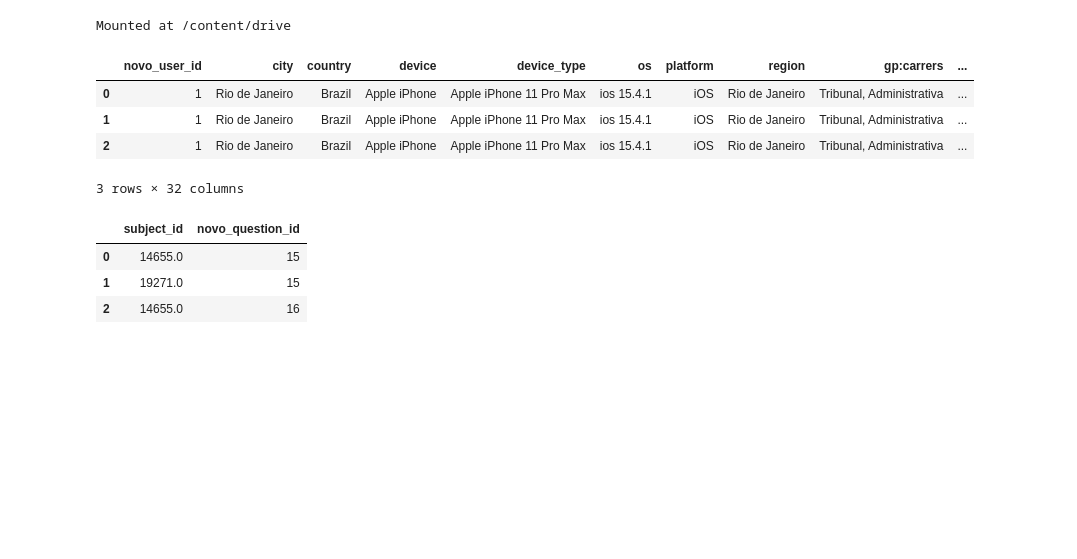
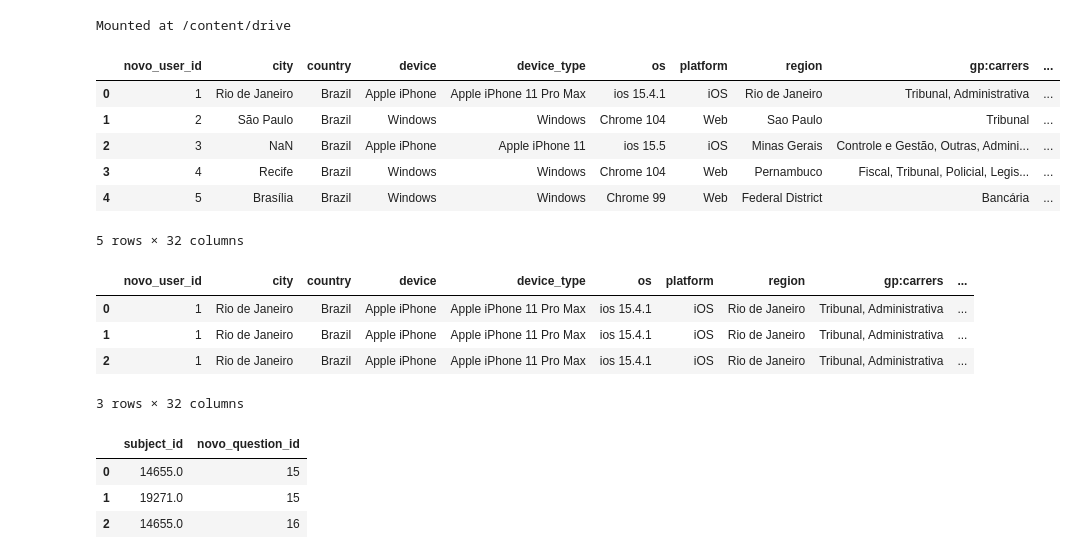
Before and after one commit to rafaelpds/Projetos_Data_Science, a Jupyter notebook: QConcurso/challenge_qconcurso.ipynb, the cells around one changed output. Saved outputs shown, nothing was run; the diff lists cells and outputs as text; code cells hidden in the pictures; blank space fills up the shorter version.

```diff
--- a/QConcurso/challenge_qconcurso.ipynb
+++ b/QConcurso/challenge_qconcurso.ipynb
@@ -66,6 +67,17 @@ Mounted at /content/drive
 # %%
 df_model = pd.read_csv("/content/drive/My Drive/QConcursos/Dataset_model.csv")
 df_sub_question = pd.read_csv("/content/drive/My Drive/QConcursos/subjects_questions.csv")
+df_test = pd.read_csv("/content/drive/My Drive/QConcursos/Submit.csv", sep=';')
+# %%
+df_test.head()
+# %% [output]
+|  | novo_user_id | city | country | device | device_type | os | platform | region | gp:carrers | ... |
+| 0 | 1 | Rio de Janeiro | Brazil | Apple iPhone | Apple iPhone 11 Pro Max | ios 15.4.1 | iOS | Rio de Janeiro | Tribunal, Administrativa | ... |
+| 1 | 2 | São Paulo | Brazil | Windows | Windows | Chrome 104 | Web | Sao Paulo | Tribunal | ... |
+| 2 | 3 | NaN | Brazil | Apple iPhone | Apple iPhone 11 | ios 15.5 | iOS | Minas Gerais | Controle e Gestão, Outras, Admini... | ... |
+| 3 | 4 | Recife | Brazil | Windows | Windows | Chrome 104 | Web | Pernambuco | Fiscal, Tribunal, Policial, Legis... | ... |
+| 4 | 5 | Brasília | Brazil | Windows | Windows | Chrome 99 | Web | Federal District | Bancária | ... |
+5 rows × 32 columns
 # %%
 df_model.head(3)
 # %% [output]
```
Also changed, not shown: parts of 13 cells of this notebook.
